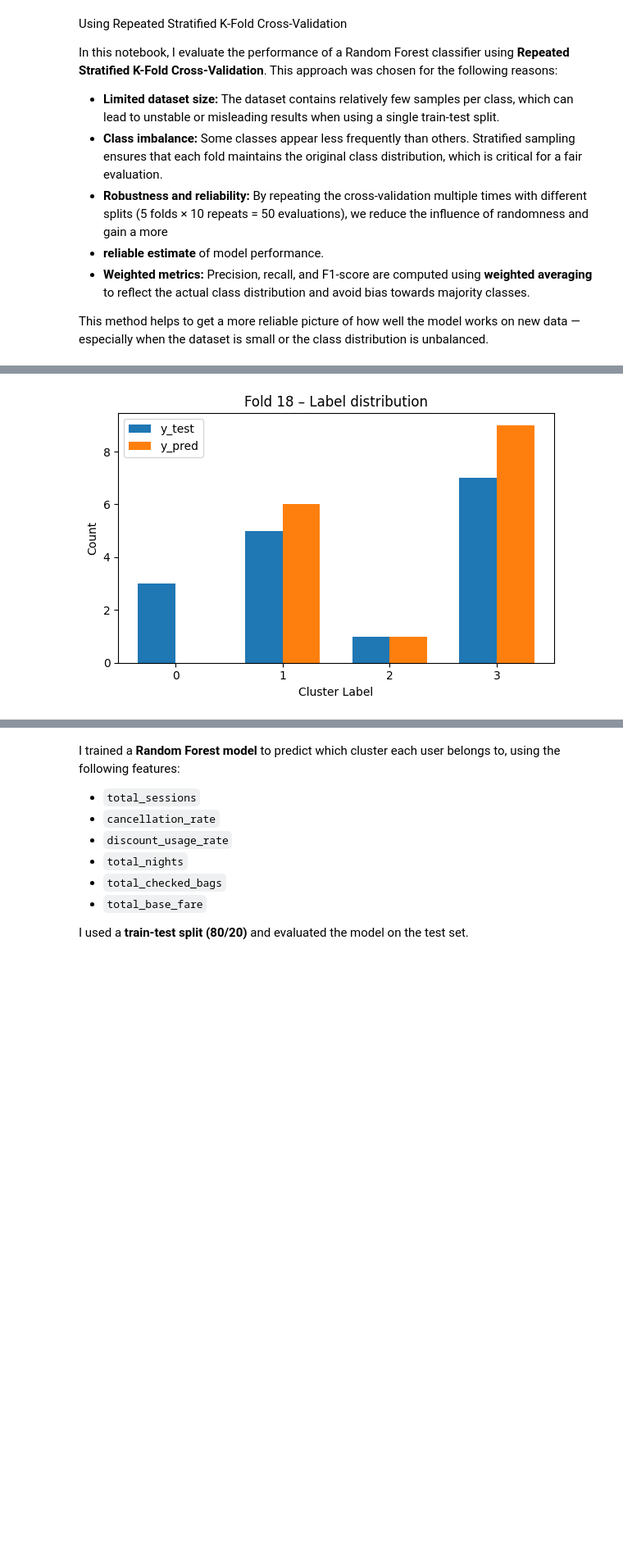
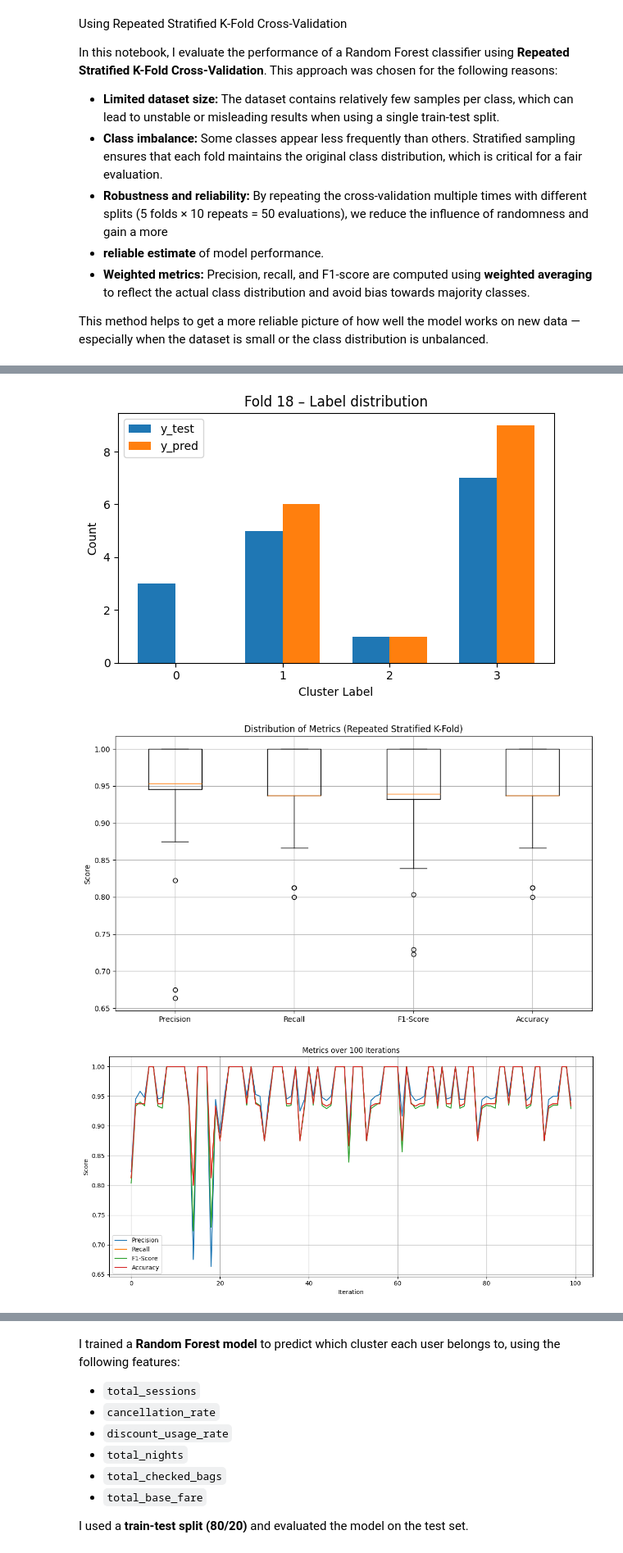
Before and after one commit to KonstantinData/Mastery-Project-Masterschool, a Jupyter notebook: mastery-project-masterschool/notebooks/mastery-project-2025.ipynb, the cells around one changed output, grey strips where cells are left out. Shown at 82% size. Saved outputs shown, nothing was run; the diff lists cells and outputs as text; code cells hidden in the pictures; blank space fills up the shorter version.

Commit message:
chore: add weak fold summaries and metric visualizations for model evaluations

```diff
--- a/mastery-project-masterschool/notebooks/mastery-project-2025.ipynb
+++ b/mastery-project-masterschool/notebooks/mastery-project-2025.ipynb
@@ -813,7 +815,7 @@ for i, (train_index, test_index) in enumerate(all_splits):
     X_train, X_test = X.iloc[train_index], X.iloc[test_index]
     y_train, y_test = y.iloc[train_index], y.iloc[test_index]
 
-    clf = RandomForestClassifier(n_estimators=100, random_state=42, class_weight="balanced") # class_weight="balanced" insert becauce Fold 14 was to week.
+    clf = RandomForestClassifier(n_estimators=100, random_state=42, class_weight="balanced")
     clf.fit(X_train, y_train)
     y_pred = clf.predict(X_test)
 
@@ -864,8 +866,8 @@ if bad_folds:
                 "y_pred_count": fold["y_pred"].get(label, 0),
             })
     df_export = pd.DataFrame(export_data)
-    df_export.to_csv("weak_folds_summary.csv", index=False)
-    print("💾 Exported weak folds to 'weak_folds_summary.csv'")
+    df_export.to_csv("weak_folds_summary_1.csv", index=False)
+    print("💾 Exported weak folds to 'weak_folds_summary_1.csv'")
 
     # Optional: visualize each bad fold
     for fold in bad_folds:
@@ -888,6 +890,32 @@ if bad_folds:
         plt.show()
 else:
     print("\n✅ No weak folds detected (precision < 0.70)")
+
+# 📊 Boxplot
+plt.figure(figsize=(10, 6))
+plt.boxplot(
+    [precision_scores, recall_scores, f1_scores, accuracy_scores],
+    tick_labels=["Precision", "Recall", "F1-Score", "Accuracy"]
+)
+plt.title("Distribution of Metrics (Repeated Stratified K-Fold)")
+plt.ylabel("Score")
+plt.grid(True)
+plt.tight_layout()
+plt.show()
+
+# 📈 Line Plot
+plt.figure(figsize=(12, 6))
+plt.plot(precision_scores, label="Precision")
+plt.plot(recall_scores, label="Recall")
+plt.plot(f1_scores, label="F1-Score")
+plt.plot(accuracy_scores, label="Accuracy")
+plt.title("Metrics over 100 Iterations")
+plt.xlabel("Iteration")
+plt.ylabel("Score")
+plt.legend()
+plt.grid(True)
+plt.tight_layout()
+plt.show()
 # %% [output]
 📊 Aggregated Results (100 iterations):
 Precision (weighted): 0.9609 ± 0.0558
@@ -900,5 +928,7 @@ Accuracy             : 0.9574 ± 0.0476
 [figure]
 [figure]
+[figure, added]
+[figure, added]
 # %% [markdown]
 **Comparing Before vs After `class_weight="balanced"`**
 
```
Also changed, not shown: parts of 12 cells of this notebook, 7 other files.
